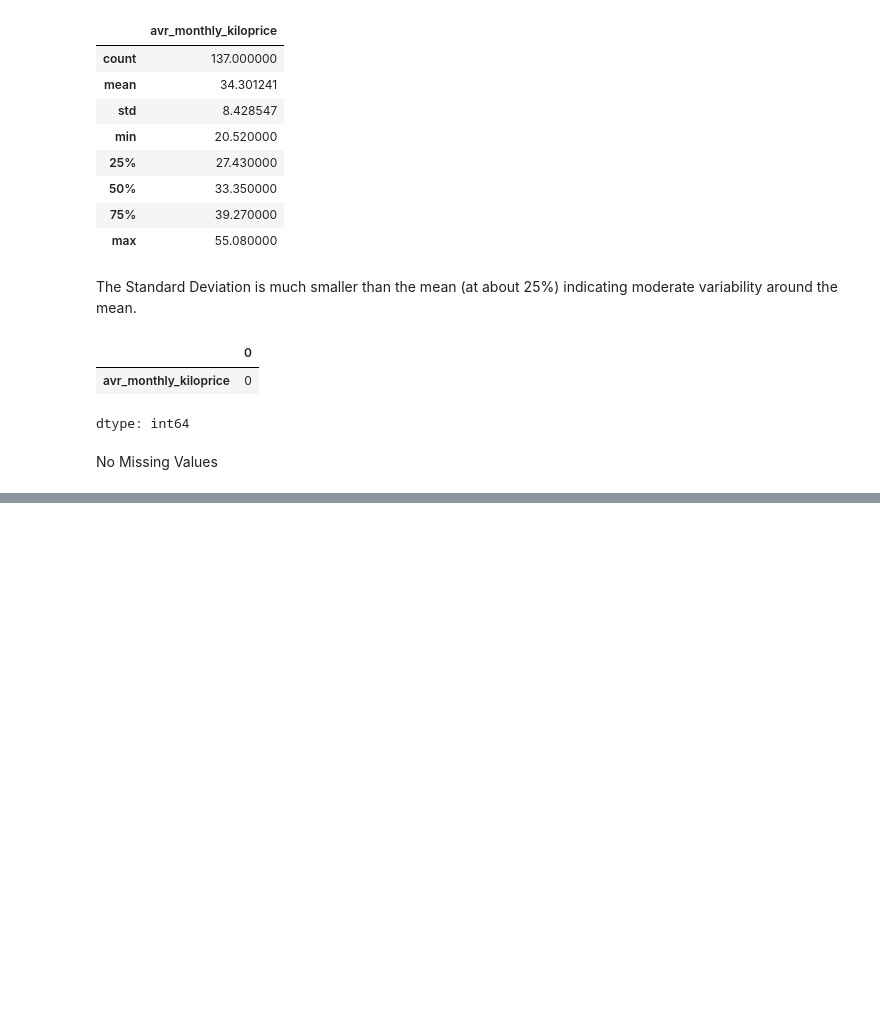
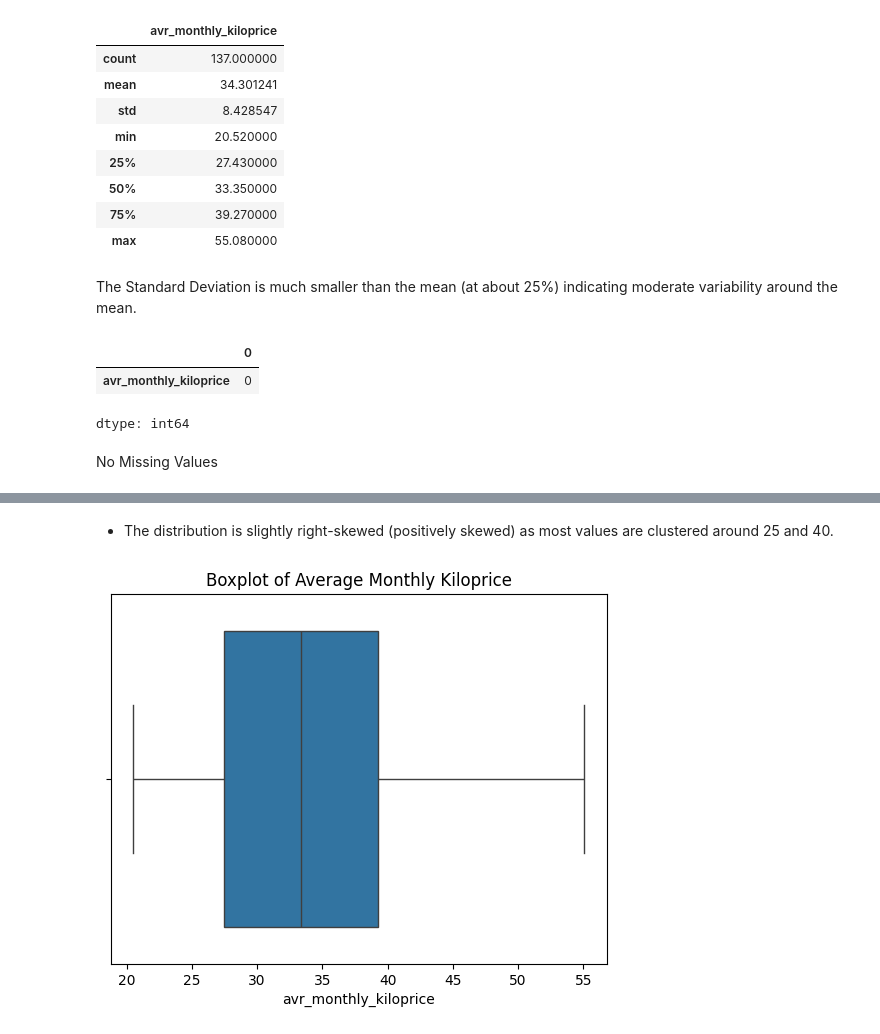
Before and after one commit to dlhegend/-TS_Academy_Capstone_Project, a Jupyter notebook: notebooks/Gift_M_TSAcademy_Cap_Project.ipynb, the cells around one changed output, grey strips where cells are left out. Cells and saved outputs as stored; diff of their text form; code cells hidden in the pictures; blank space fills up the shorter version.

```diff
--- a/notebooks/Gift_M_TSAcademy_Cap_Project.ipynb
+++ b/notebooks/Gift_M_TSAcademy_Cap_Project.ipynb
@@ -79,0 +110,12 @@ No Missing Values
+# %% [markdown]
+
+
+*   The distribution is slightly right-skewed (positively skewed) as most values are clustered around 25 and 40.
+# %%
+#check for outliers
+
+sns.boxplot(x=df['avr_monthly_kiloprice'])
+plt.title("Boxplot of Average Monthly Kiloprice")
+plt.show()
+# %% [output]
+[figure, added]
```
Also changed, not shown: parts of 21 cells of this notebook.
